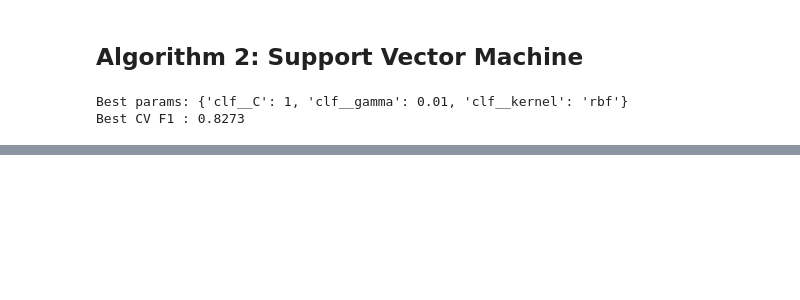
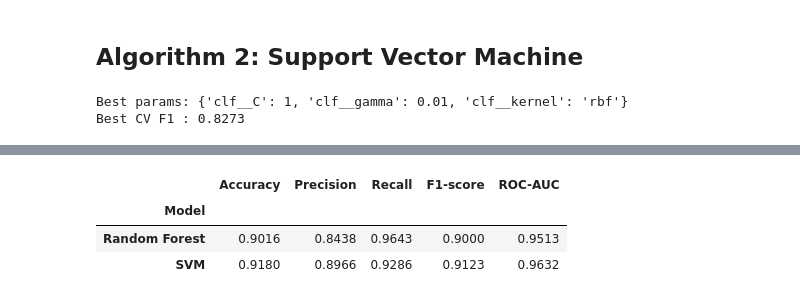
Before and after one commit to Shanaka27/ML_assignment, a Jupyter notebook: ML_Assignment.ipynb, the cells around one changed output, grey strips where cells are left out. Cells and saved outputs as stored; diff of their text form; code cells hidden in the pictures; blank space fills up the shorter version.

Commit message:
compared two models

```diff
--- a/ML_Assignment.ipynb
+++ b/ML_Assignment.ipynb
@@ -220,0 +224,21 @@ Best CV F1 : 0.8273
+# %%
+def evaluate_model(name, model):
+    predictions = model.predict(X_test)
+    probabilities = model.predict_proba(X_test)[:, 1]
+    return {
+        "Model": name,
+        "Accuracy": accuracy_score(y_test, predictions),
+        "Precision": precision_score(y_test, predictions, zero_division=0),
+        "Recall": recall_score(y_test, predictions, zero_division=0),
+        "F1-score": f1_score(y_test, predictions, zero_division=0),
+        "ROC-AUC": roc_auc_score(y_test, probabilities),
+    }
+
+models = [("Random Forest", rf_best), ("SVM", svm_best)]
+results = pd.DataFrame([evaluate_model(name, model) for name, model in models]).set_index("Model")
+display(results.round(4))
+# %% [output]
+|  | Accuracy | Precision | Recall | F1-score | ROC-AUC |
+| Model |  |  |  |  |  |
+| Random Forest | 0.9016 | 0.8438 | 0.9643 | 0.9000 | 0.9513 |
+| SVM | 0.9180 | 0.8966 | 0.9286 | 0.9123 | 0.9632 |
```
Also changed, not shown: parts of 3 cells of this notebook.
